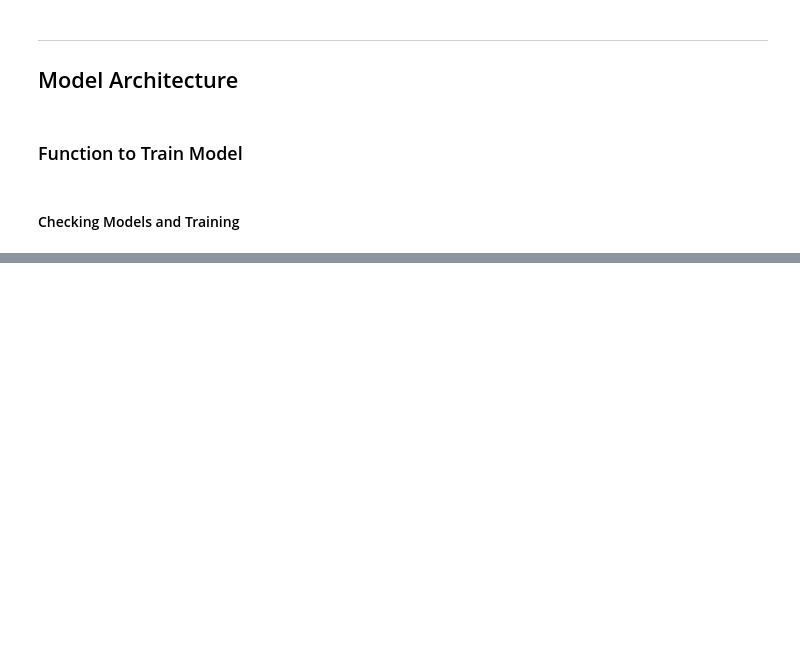
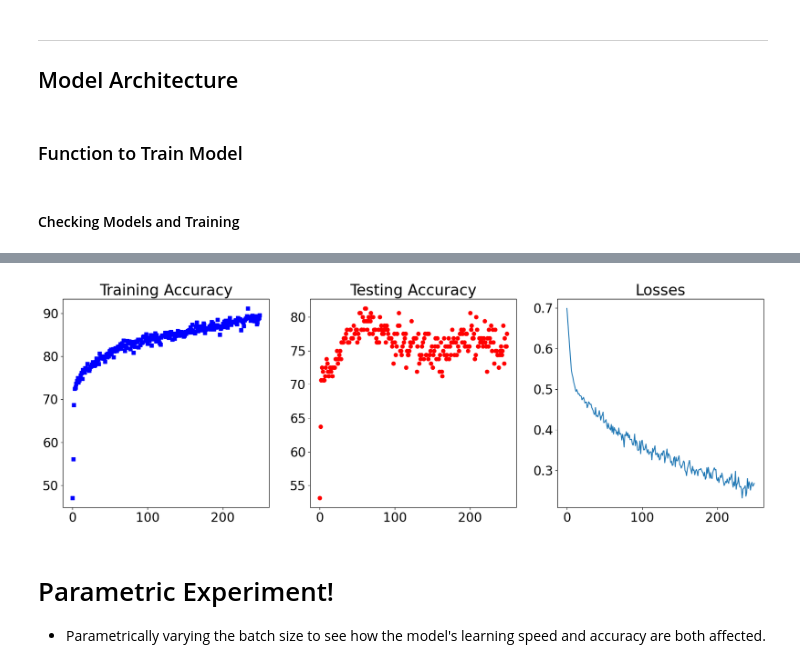
Before and after one commit to ElleyFolks/Deep-Understanding-Deep-Learning, a Jupyter notebook: Section 10 Meta Parameters/10.83 Coding Challenge/wine_batch_sizes.ipynb, the cells around one changed output, grey strips where cells are left out. Drawn from its saved outputs; the diff is of its cells as text; code cells hidden in the pictures; blank space fills up the shorter version.

```diff
--- a/Section 10 Meta Parameters/10.83 Coding Challenge/wine_batch_sizes.ipynb
+++ b/Section 10 Meta Parameters/10.83 Coding Challenge/wine_batch_sizes.ipynb
@@ -277,0 +306,38 @@ plt.show()
+# %%
+# model params
+learning_rate = 0.01
+num_epochs = 250
+batch = 32
+
+# creatining data loaders
+train_ldr, test_ldr = create_data_loaders(training_data, test_data, batch_size=batch)
+
+# creating and training model
+test_model, test_loss, test_optimizer = create_ANN_wine_model(learning_rate=learning_rate)
+
+training_acc_2, test_acc_2, losses_2 = batch_train_model(num_epochs,
+                                                   test_model,
+                                                   test_loss,
+                                                   test_optimizer,
+                                                   train_ldr,
+                                                   test_ldr,
+                                                   batch_normalization=True)
+# %%
+# plot results
+fig, ax = plt.subplots(1, 3, figsize = (20,6))
+
+ax[0].plot(training_acc_2, 'bs')
+ax[0].set_title('Training Accuracy')
+
+ax[1].plot(test_acc_2, 'ro')
+ax[1].set_title('Testing Accuracy')
+
+ax[2].plot(losses_2)
+ax[2].set_title('Losses')
+
+plt.show()
+# %% [output]
+[figure, added]
+# %% [markdown]
+# Parametric Experiment!
+- Parametrically varying the batch size to see how the model's learning speed and accuracy are both affected.
```
Also changed, not shown: parts of 10 cells of this notebook, 1 other file.
